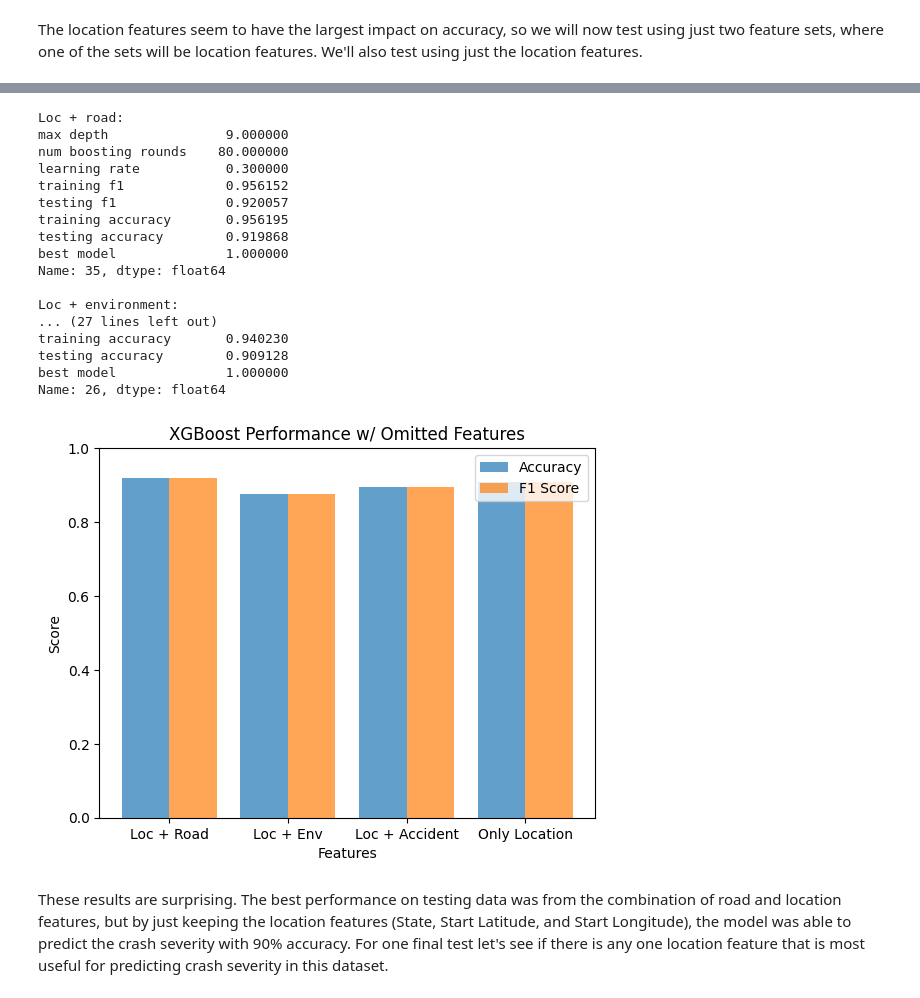
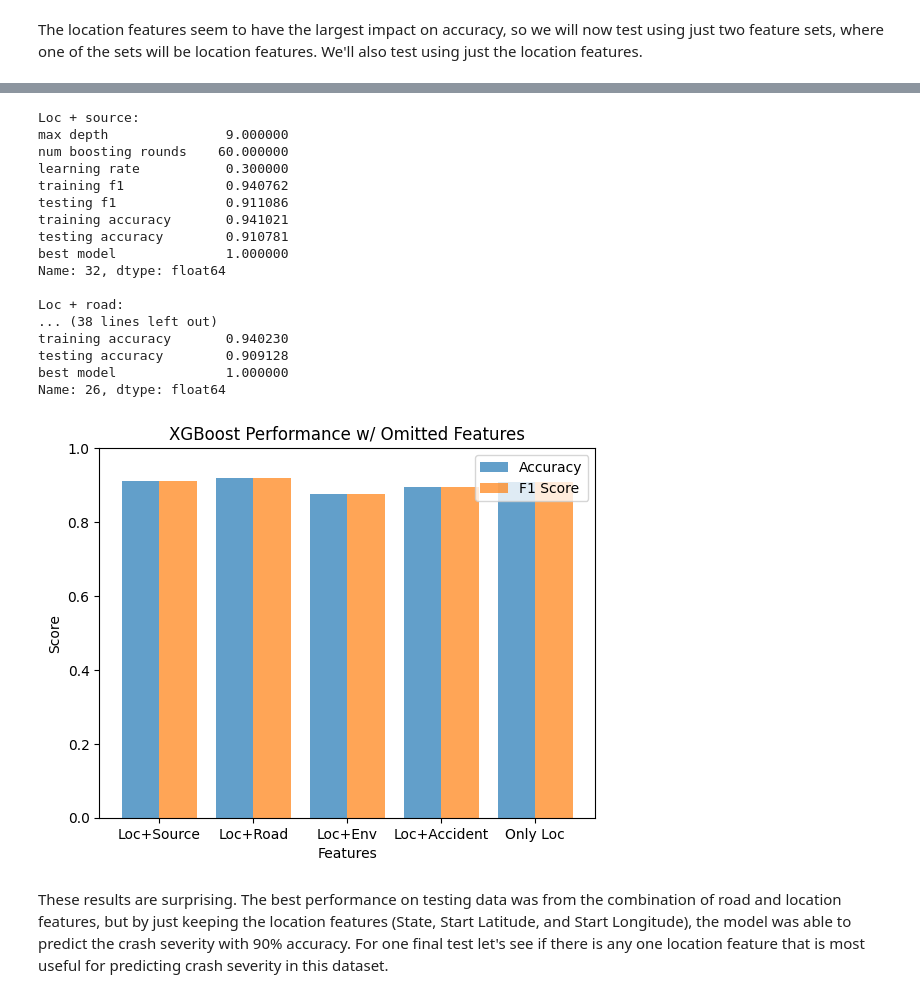
Before and after one commit to salvatorie/ds410-crashlytics, a Jupyter notebook: crashlytics.ipynb, the cells around one changed output, grey strips where cells are left out. Saved outputs shown, nothing was run; the diff lists cells and outputs as text; code cells hidden in the pictures.

Commit message:
adding source info back in - is probably relevant

```diff
--- a/crashlytics.ipynb
+++ b/crashlytics.ipynb
@@ -118,7 +118,7 @@ cleanedDf = cleanedDf.withColumn("Severity", F.col("Severity")-1)
 # %% [markdown]
 Convert categorical string columns into integer indices so that they can be ingested by the models.
 # %%
-labelIndexer = StringIndexer(inputCols = ["State", "Sunrise_Sunset"], outputCols = ["StateId", "DaytimeId"]).fit(rawDf)
+labelIndexer = StringIndexer(inputCols = ["State", "Sunrise_Sunset", "Source"], outputCols = ["StateId", "DaytimeId", "SourceId"]).fit(rawDf)
 cleanedDf = labelIndexer.transform(cleanedDf)
 # %% [markdown]
 We drop non-categorical string columns that cannot be easily indexed and we do not expect to relevant to determining crash severity.
@@ -586,6 +611,7 @@ We divide the features into four categories:
 - **Environmental Features**: features describing the weather and time of day
 - **Accident Features**: features of the accident itself - distance and duration
 # %%
+sourceFeatures = ["SourceId"]
 roadEngineeringFeatures = ["Traffic_Signal", "Traffic_Calming", "Stop", "Station", "Roundabout", "Railway", "No_Exit", "Junction", "Give_Way", "Crossing", "Bump", "Amenity"]
 locationFeatures = ["StateId", "Start_Lat", "Start_Lng"]
 environmentalFeatures = ["Temperature(F)", "Wind_Chill(F)", "Humidity(%)", "Pressure(in)", "Visibility(mi)", "Wind_Speed(mph)", "Precipitation(in)", "DaytimeId"]
@@ -653,11 +702,13 @@ plotClassifierPerformance(classifierLabels=setsOfThreeNames, accuracyScores=sets
 # %% [markdown]
 The location features seem to have the largest impact on accuracy, so we will now test using just two feature sets, where one of the sets will be location features. We'll also test using just the location features.
 # %%
+assemblerLocSource = VectorAssembler(inputCols=sourceFeatures+locationFeatures, outputCol="features", handleInvalid="skip")
 assemblerLocRoad = VectorAssembler(inputCols=roadEngineeringFeatures+locationFeatures, outputCol="features", handleInvalid="skip")
 assemblerLocEnvironment = VectorAssembler(inputCols=environmentalFeatures+locationFeatures, outputCol="features", handleInvalid="skip")
 assemblerLocAccident = VectorAssembler(inputCols=accidentFeatures+locationFeatures, outputCol="features", handleInvalid="skip")
 assemblerLoc = VectorAssembler(inputCols=locationFeatures, outputCol="features", handleInvalid="skip")
 
+locSourceDf, locSourceIndex = vectorizeAndTestXGB(vectorAssembler=assemblerLocSource)
 locRoadDf, locRoadIndex = vectorizeAndTestXGB(vectorAssembler=assemblerLocRoad)
 locEnvironmentDf, locEnvironmentIndex = vectorizeAndTestXGB(vectorAssembler=assemblerLocEnvironment)
 locAccidentDf, locAccidentIndex = vectorizeAndTestXGB(vectorAssembler=assemblerLocAccident)
@@ -665,4 +734,7 @@ locDf, locIndex = vectorizeAndTestXGB(vectorAssembler=assemblerLoc)
 # %%
+print("Loc + source: ")
+print(locSourceDf.loc[locSourceIndex])
+print()
 print("Loc + road: ")
 print(locRoadDf.loc[locRoadIndex])
 print()
@@ -675,31 +747,31 @@ print()
 print("Only location: ")
 print(locDf.loc[locIndex])
 # %% [output]
+Loc + source:
+max depth               9.000000
+num boosting rounds    60.000000
+learning rate           0.300000
+training f1             0.940762
+testing f1              0.911086
+training accuracy       0.941021
+testing accuracy        0.910781
+best model              1.000000
+Name: 32, dtype: float64
+
 Loc + road:
-max depth               9.000000
-num boosting rounds    80.000000
-learning rate           0.300000
-training f1             0.956152
-testing f1              0.920057
-training accuracy       0.956195
-testing accuracy        0.919868
-best model              1.000000
-Name: 35, dtype: float64
-
-Loc + environment:
-... (27 lines left out)
+... (38 lines left out)
 training accuracy       0.940230
 testing accuracy        0.909128
 best model              1.000000
 Name: 26, dtype: float64
 # %%
-locationNames = ["Loc + Road", "Loc + Env", "Loc + Accident", "Only Location"]
-locationAccuracyScores = [locRoadDf.loc[locRoadIndex, "testing accuracy"], locEnvironmentDf.loc[locEnvironmentIndex, "testing accuracy"], locAccidentDf.loc[locAccidentIndex, "testing accuracy"], locDf.loc[locIndex, "testing accuracy"]]
-locationF1Scores = [locRoadDf.loc[locRoadIndex, "testing f1"], locEnvironmentDf.loc[locEnvironmentIndex, "testing f1"], locAccidentDf.loc[locAccidentIndex, "testing f1"], locDf.loc[locIndex, "testing f1"]]
+locationNames = ["Loc+Source", "Loc+Road", "Loc+Env", "Loc+Accident", "Only Loc"]
+locationAccuracyScores = [locSourceDf.loc[locSourceIndex, "testing accuracy"], locRoadDf.loc[locRoadIndex, "testing accuracy"], locEnvironmentDf.loc[locEnvironmentIndex, "testing accuracy"], locAccidentDf.loc[locAccidentIndex, "testing accuracy"], locDf.loc[locIndex, "testing accuracy"]]
+locationF1Scores = [locSourceDf.loc[locSourceIndex, "testing f1"], locRoadDf.loc[locRoadIndex, "testing f1"], locEnvironmentDf.loc[locEnvironmentIndex, "testing f1"], locAccidentDf.loc[locAccidentIndex, "testing f1"], locDf.loc[locIndex, "testing f1"]]
 
 plotClassifierPerformance(classifierLabels=locationNames, accuracyScores=locationAccuracyScores, f1Scores=locationF1Scores, title="XGBoost Performance w/ Omitted Features", xTitle="Features")
 # %% [output]
-[figure, old version]
+[figure, new version]
 # %% [markdown]
 These results are surprising. The best performance on testing data was from the combination of road and location features, but by just keeping the location features (State, Start Latitude, and Start Longitude), the model was able to predict the crash severity with 90% accuracy. For one final test let's see if there is any one location feature that is most useful for predicting crash severity in this dataset.
 # %%
```
Also changed, not shown: parts of 19 cells of this notebook, 8 other files.
